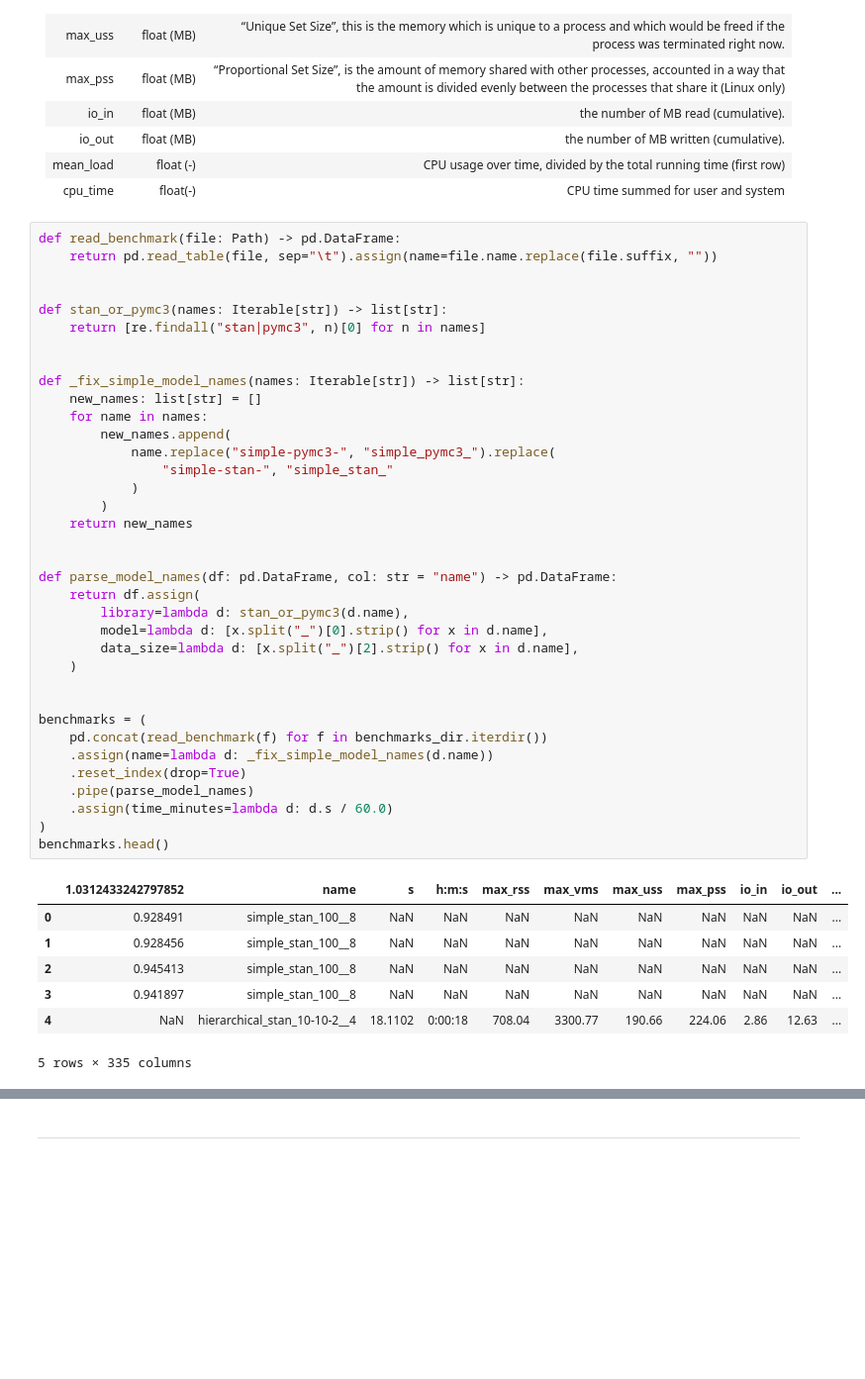
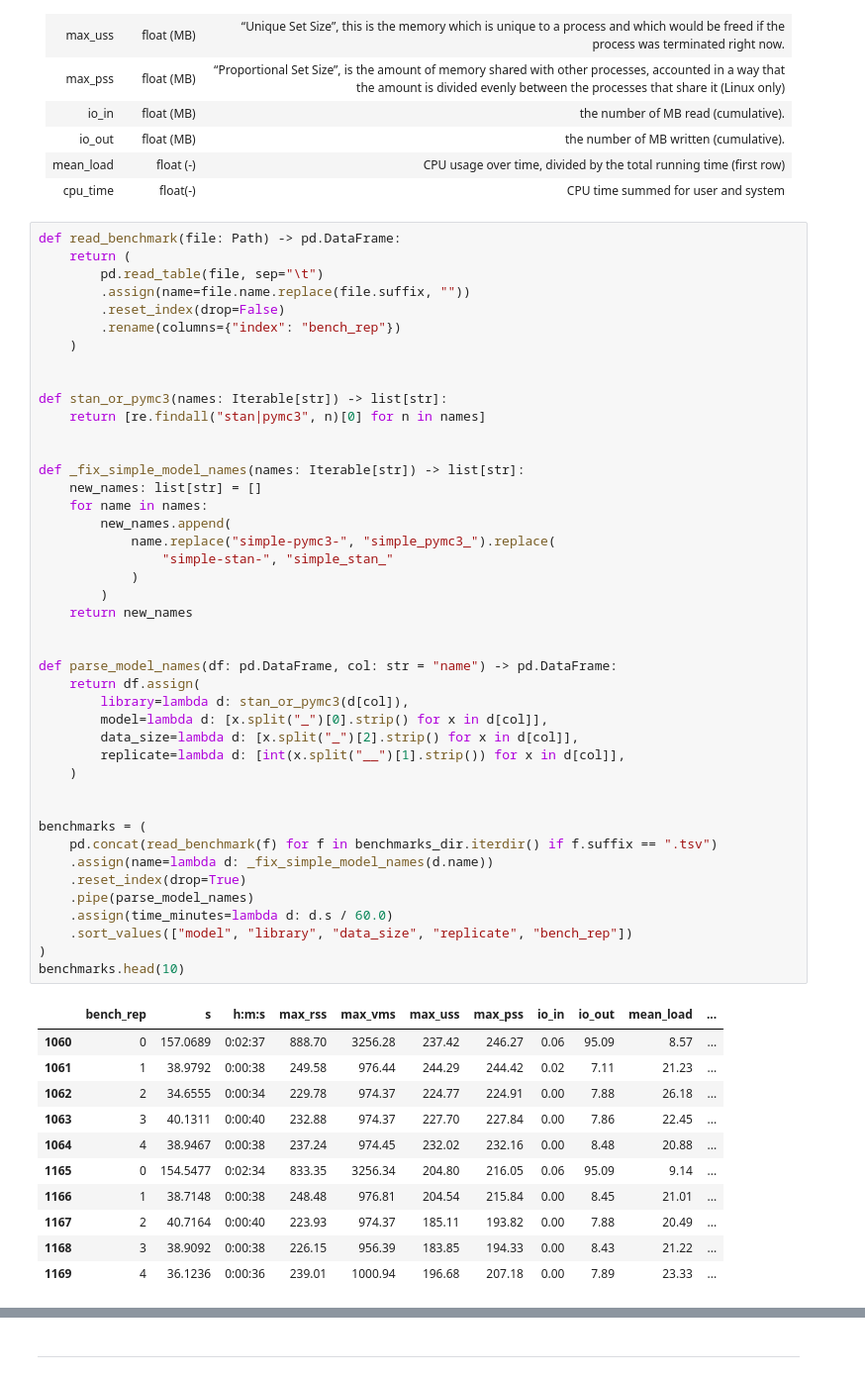
Before and after one commit to jhrcook/pymc3-stan-comparison, a Jupyter notebook: docs/index.ipynb, the cells around one changed output, grey strips where cells are left out. Shown at 99% size. Saved outputs shown, nothing was run; the diff lists cells and outputs as text; blank space fills up the shorter version.

```diff
--- a/docs/index.ipynb
+++ b/docs/index.ipynb
@@ -40,48 +44,59 @@ number of benchmarks: 640
 | cpu_time  |     float(-)    | CPU time summed for user and system                                                                                                                                                 |
 # %%
 def read_benchmark(file: Path) -> pd.DataFrame:
-    return pd.read_table(file, sep="\t").assign(name=file.name.replace(file.suffix, ""))
+    return (
+        pd.read_table(file, sep="\t")
+        .assign(name=file.name.replace(file.suffix, ""))
+        .reset_index(drop=False)
+        .rename(columns={"index": "bench_rep"})
+    )
 
 
 def stan_or_pymc3(names: Iterable[str]) -> list[str]:
     return [re.findall("stan|pymc3", n)[0] for n in names]
 
 
 def _fix_simple_model_names(names: Iterable[str]) -> list[str]:
     new_names: list[str] = []
     for name in names:
         new_names.append(
             name.replace("simple-pymc3-", "simple_pymc3_").replace(
                 "simple-stan-", "simple_stan_"
             )
         )
     return new_names
 
 
 def parse_model_names(df: pd.DataFrame, col: str = "name") -> pd.DataFrame:
     return df.assign(
-        library=lambda d: stan_or_pymc3(d.name),
-        model=lambda d: [x.split("_")[0].strip() for x in d.name],
-        data_size=lambda d: [x.split("_")[2].strip() for x in d.name],
+        library=lambda d: stan_or_pymc3(d[col]),
+        model=lambda d: [x.split("_")[0].strip() for x in d[col]],
+        data_size=lambda d: [x.split("_")[2].strip() for x in d[col]],
+        replicate=lambda d: [int(x.split("__")[1].strip()) for x in d[col]],
     )
 
 
 benchmarks = (
-    pd.concat(read_benchmark(f) for f in benchmarks_dir.iterdir())
+    pd.concat(read_benchmark(f) for f in benchmarks_dir.iterdir() if f.suffix == ".tsv")
     .assign(name=lambda d: _fix_simple_model_names(d.name))
     .reset_index(drop=True)
     .pipe(parse_model_names)
     .assign(time_minutes=lambda d: d.s / 60.0)
+    .sort_values(["model", "library", "data_size", "replicate", "bench_rep"])
 )
-benchmarks.head()
+benchmarks.head(10)
 # %% [output]
-|  | 1.0312433242797852 | name | s | h:m:s | max_rss | max_vms | max_uss | max_pss | io_in | io_out | ... |
-| 0 | 0.928491 | simple_stan_100__8 | NaN | NaN | NaN | NaN | NaN | NaN | NaN | NaN | ... |
-| 1 | 0.928456 | simple_stan_100__8 | NaN | NaN | NaN | NaN | NaN | NaN | NaN | NaN | ... |
-| 2 | 0.945413 | simple_stan_100__8 | NaN | NaN | NaN | NaN | NaN | NaN | NaN | NaN | ... |
-| 3 | 0.941897 | simple_stan_100__8 | NaN | NaN | NaN | NaN | NaN | NaN | NaN | NaN | ... |
-| 4 | NaN | hierarchical_stan_10-10-2__4 | 18.1102 | 0:00:18 | 708.04 | 3300.77 | 190.66 | 224.06 | 2.86 | 12.63 | ... |
+|  | bench_rep | s | h:m:s | max_rss | max_vms | max_uss | max_pss | io_in | io_out | mean_load | ... |
+| 1060 | 0 | 157.0689 | 0:02:37 | 888.70 | 3256.28 | 237.42 | 246.27 | 0.06 | 95.09 | 8.57 | ... |
+| 1061 | 1 | 38.9792 | 0:00:38 | 249.58 | 976.44 | 244.29 | 244.42 | 0.02 | 7.11 | 21.23 | ... |
+| 1062 | 2 | 34.6555 | 0:00:34 | 229.78 | 974.37 | 224.77 | 224.91 | 0.00 | 7.88 | 26.18 | ... |
+| 1063 | 3 | 40.1311 | 0:00:40 | 232.88 | 974.37 | 227.70 | 227.84 | 0.00 | 7.86 | 22.45 | ... |
+| 1064 | 4 | 38.9467 | 0:00:38 | 237.24 | 974.45 | 232.02 | 232.16 | 0.00 | 8.48 | 20.88 | ... |
+| 1165 | 0 | 154.5477 | 0:02:34 | 833.35 | 3256.34 | 204.80 | 216.05 | 0.06 | 95.09 | 9.14 | ... |
+| 1166 | 1 | 38.7148 | 0:00:38 | 248.48 | 976.81 | 204.54 | 215.84 | 0.00 | 8.45 | 21.01 | ... |
+| 1167 | 2 | 40.7164 | 0:00:40 | 223.93 | 974.37 | 185.11 | 193.82 | 0.00 | 7.88 | 20.49 | ... |
+| 1168 | 3 | 38.9092 | 0:00:38 | 226.15 | 956.39 | 183.85 | 194.33 | 0.00 | 8.43 | 21.22 | ... |
+| 1169 | 4 | 36.1236 | 0:00:36 | 239.01 | 1000.94 | 196.68 | 207.18 | 0.00 | 7.89 | 23.33 | ... |
-5 rows × 335 columns
 # %%
 benchmark_metrics = [
     "time_minutes",
```
Also changed, not shown: parts of 10 cells of this notebook, 1 other file.
